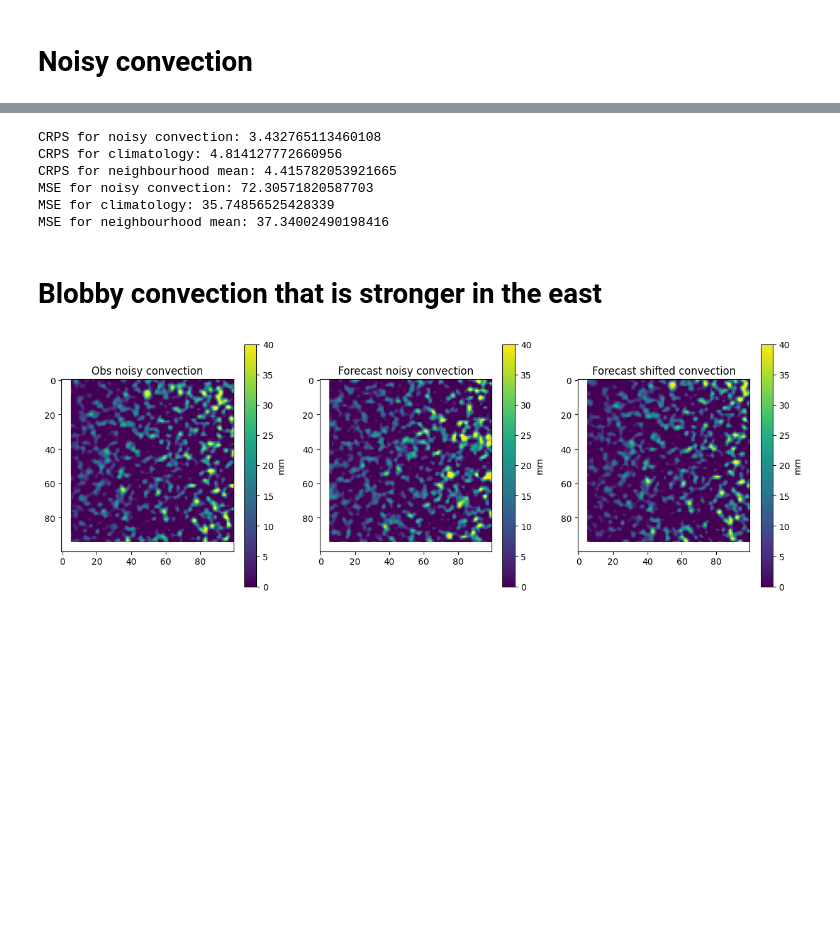
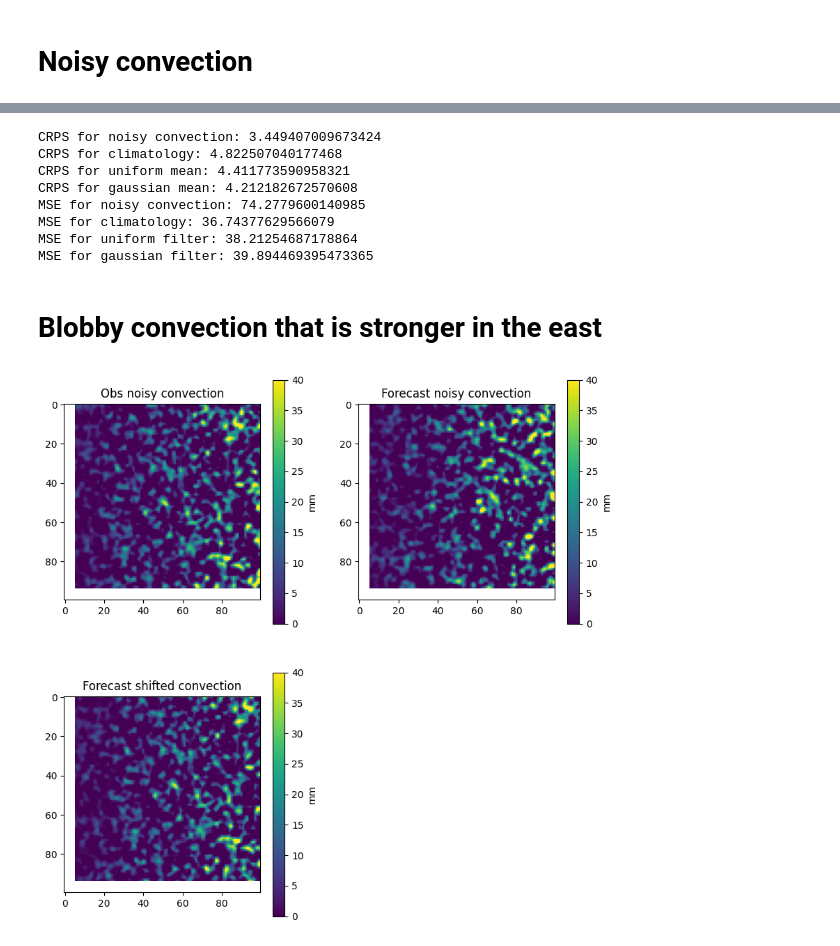
Before and after one commit to nicholasloveday/tw_spatial, a Jupyter notebook: playground/spatial_experiments.ipynb, the cells around one changed output, grey strips where cells are left out. Saved outputs shown, nothing was run; the diff lists cells and outputs as text; code cells hidden in the pictures; blank space fills up the shorter version.

```diff
--- a/playground/spatial_experiments.ipynb
+++ b/playground/spatial_experiments.ipynb
@@ -113,71 +106,83 @@ crps_noisy_conv = crps_for_ensemble(
 crps_clim_mean = crps_for_ensemble(
     fcst_clim_ens, obs_convection, ensemble_member_dim="ens_mem"
 ).values
-crps_neighbourhood_mean = crps_for_ensemble(
-    fcst_neighbourhood_mean_ens, obs_convection, ensemble_member_dim="ens_mem"
+crps_uniform_filter = crps_for_ensemble(
+    fcst_uniform_filter_ens, obs_convection, ensemble_member_dim="ens_mem"
 ).values
+crps_gaussian_filter = crps_for_ensemble(
+    fcst_gaussian_filter_ens, obs_convection, ensemble_member_dim="ens_mem"
+).values
+
 print(f"CRPS for noisy convection: {crps_noisy_conv}")
 print(f"CRPS for climatology: {crps_clim_mean}")
-print(f"CRPS for neighbourhood mean: {crps_neighbourhood_mean}")
+print(f"CRPS for uniform mean: {crps_uniform_filter}")
+print(f"CRPS for gaussian mean: {crps_gaussian_filter}")
 
 mse_noisy_conv = mse(fcst_convection, obs_convection).values
 mse_clim_mean = mse(fcst_clim, obs_convection).values
-mse_neighbourhood_mean = mse(fcst_neighbourhood_mean, obs_convection).values
+mse_uniform_filter = mse(fcst_uniform_filter, obs_convection).values
+mse_gaussian_filter = mse(fcst_gaussian_filter, obs_convection).values
 print(f"MSE for noisy convection: {mse_noisy_conv}")
 print(f"MSE for climatology: {mse_clim_mean}")
-print(f"MSE for neighbourhood mean: {mse_neighbourhood_mean}")
+print(f"MSE for uniform filter: {mse_uniform_filter}")
+print(f"MSE for gaussian filter: {mse_gaussian_filter}")
 # %% [output]
-CRPS for noisy convection: 3.432765113460108
-CRPS for climatology: 4.814127772660956
-CRPS for neighbourhood mean: 4.415782053921665
-MSE for noisy convection: 72.30571820587703
-MSE for climatology: 35.74856525428339
-MSE for neighbourhood mean: 37.34002490198416
+CRPS for noisy convection: 3.449407009673424
+CRPS for climatology: 4.822507040177468
+CRPS for uniform mean: 4.411773590958321
+CRPS for gaussian mean: 4.212182672570608
+MSE for noisy convection: 74.2779600140985
+MSE for climatology: 36.74377629566079
+MSE for uniform filter: 38.21254687178864
+MSE for gaussian filter: 39.894469395473365
 # %% [markdown]
 # Blobby convection that is stronger in the east
 # %%
 # Generate blobby convection observations
 random_data = stats.skewnorm.rvs(a=0, scale=4, size=(Y_LEN, X_LEN)) * 10
-random_data = random_data * np.linspace(0.5, 2, Y_LEN)
+random_data = random_data * np.linspace(0.25, 2, Y_LEN)
 smoothed_data = gaussian_filter(random_data, sigma=1).clip(min=0)
 obs_convection_blobs = xr.DataArray(smoothed_data, dims=["y", "x"])
 
 # Generate perfect forecast that is offset by 5 in x and -5 in y
 fcst = obs_convection_blobs.copy()
 fcst_shifted = fcst.shift(x=5, y=-5)
 fcst_shifted
 
 # Generate blobby convection forecasts
 random_data = stats.skewnorm.rvs(a=0, scale=4, size=(Y_LEN, X_LEN)) * 10
-random_data = random_data * np.linspace(0.5, 2, Y_LEN)
+random_data = random_data * np.linspace(0.25, 2, Y_LEN)
 smoothed_data = gaussian_filter(random_data, sigma=1).clip(min=0)
 fcst_convection_blobs = xr.DataArray(smoothed_data, dims=["y", "x"])
 
 obs_convection_blobs, fcst_shifted, fcst_convection_blobs = broadcast_and_match_nan(
     obs_convection_blobs, fcst_shifted, fcst_convection_blobs
 )
 
-fig, axs = plt.subplots(1, 3, figsize=(15, 5))
+fig, axs = plt.subplots(2, 2, figsize=(10, 10))
 
 # Plot obs_convection
-im1 = axs[0].imshow(obs_convection_blobs, vmin=0, vmax=BLOB_CONVECTION_VMAX)
-axs[0].set_title("Obs noisy convection")
+im1 = axs[0, 0].imshow(obs_convection_blobs, vmin=0, vmax=BLOB_CONVECTION_VMAX)
+axs[0, 0].set_title("Obs noisy convection")
 
 # Plot fcst_convection
-im2 = axs[1].imshow(fcst_convection_blobs, vmin=0, vmax=BLOB_CONVECTION_VMAX)
-axs[1].set_title("Forecast noisy convection")
+im2 = axs[0, 1].imshow(fcst_convection_blobs, vmin=0, vmax=BLOB_CONVECTION_VMAX)
+axs[0, 1].set_title("Forecast noisy convection")
 
 # Add colorbars
-fig.colorbar(im1, ax=axs[0], label="mm")
-fig.colorbar(im2, ax=axs[1], label="mm")
+fig.colorbar(im1, ax=axs[0, 0], label="mm")
+fig.colorbar(im2, ax=axs[0, 1], label="mm")
 
 # Plot fcst_shifted
-im3 = axs[2].imshow(fcst_shifted, vmin=0, vmax=BLOB_CONVECTION_VMAX)
-axs[2].set_title("Forecast shifted convection")
+im3 = axs[1, 0].imshow(fcst_shifted, vmin=0, vmax=BLOB_CONVECTION_VMAX)
+axs[1, 0].set_title("Forecast shifted convection")
 
 # Add colorbar
-fig.colorbar(im3, ax=axs[2], label="mm")
+fig.colorbar(im3, ax=axs[1, 0], label="mm")
+
+# Hide the empty subplot
+axs[1, 1].axis("off")
 
 plt.show()
 # %% [output]
-[figure, old version]
+[figure, new version]
```
Also changed, not shown: parts of 4 cells of this notebook.
